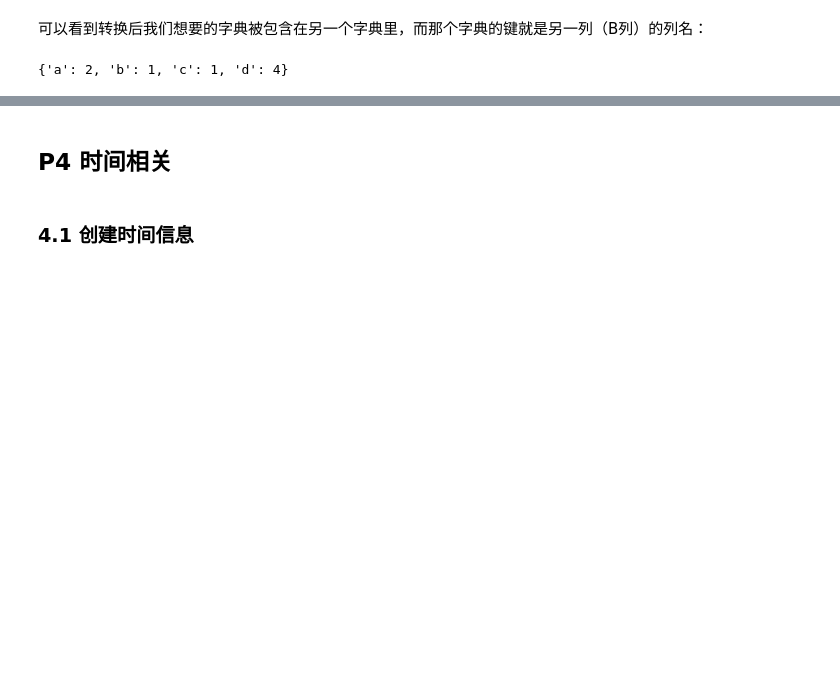
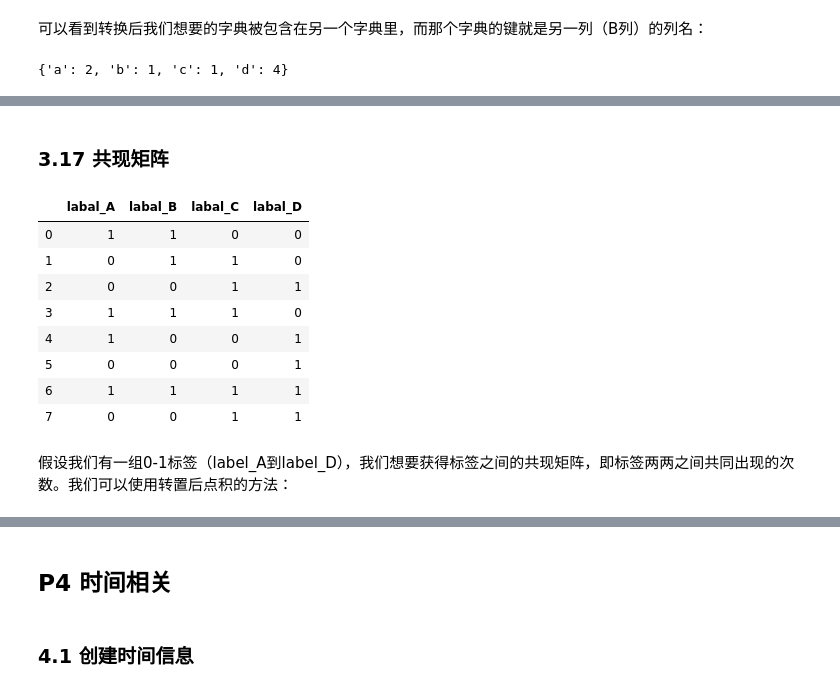
Before and after one commit to SilenceGTX/pandas_tricks, a Jupyter notebook: pandas_tricks.ipynb, the cells around one changed output, grey strips where cells are left out. Drawn from its saved outputs; the diff is of its cells as text; code cells hidden in the pictures; blank space fills up the shorter version.

```diff
--- a/pandas_tricks.ipynb
+++ b/pandas_tricks.ipynb
@@ -894,0 +1058,21 @@ df.set_index('A').to_dict()['B']
+# %% [markdown]
+### 3.17 共现矩阵
+# %%
+df = pd.DataFrame({'labal_A':[1, 0, 0, 1, 1, 0, 1, 0],
+                   'labal_B':[1, 1, 0, 1, 0, 0, 1, 0],
+                   'labal_C':[0, 1, 1, 1, 0, 0, 1, 1],
+                   'labal_D':[0, 0, 1, 0, 1, 1, 1, 1]})
+# %%
+df
+# %% [output]
+|  | labal_A | labal_B | labal_C | labal_D |
+| 0 | 1 | 1 | 0 | 0 |
+| 1 | 0 | 1 | 1 | 0 |
+| 2 | 0 | 0 | 1 | 1 |
+| 3 | 1 | 1 | 1 | 0 |
+| 4 | 1 | 0 | 0 | 1 |
+| 5 | 0 | 0 | 0 | 1 |
+| 6 | 1 | 1 | 1 | 1 |
+| 7 | 0 | 0 | 1 | 1 |
+# %% [markdown]
+假设我们有一组0-1标签（label_A到label_D），我们想要获得标签之间的共现矩阵，即标签两两之间共同出现的次数。我们可以使用转置后点积的方法：
```
Also changed, not shown: parts of 45 cells of this notebook.
